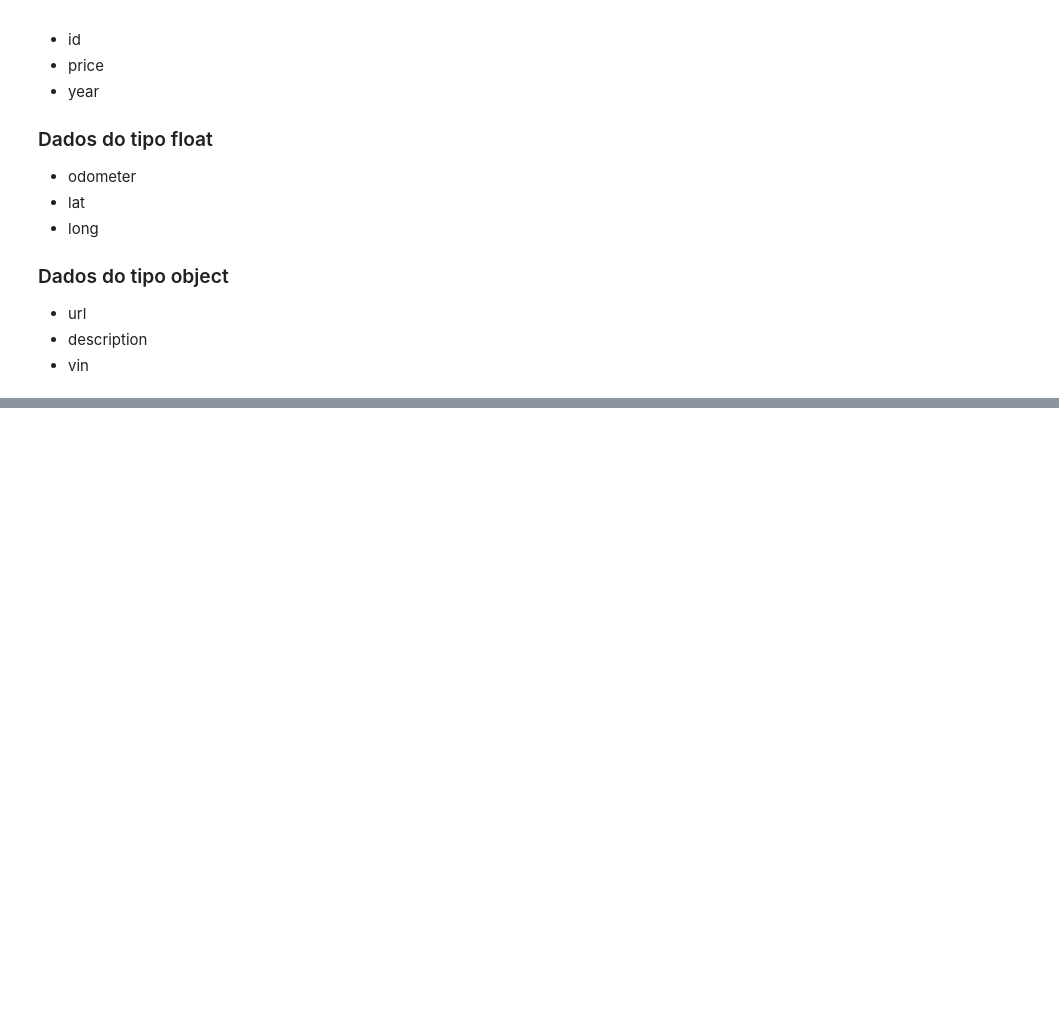
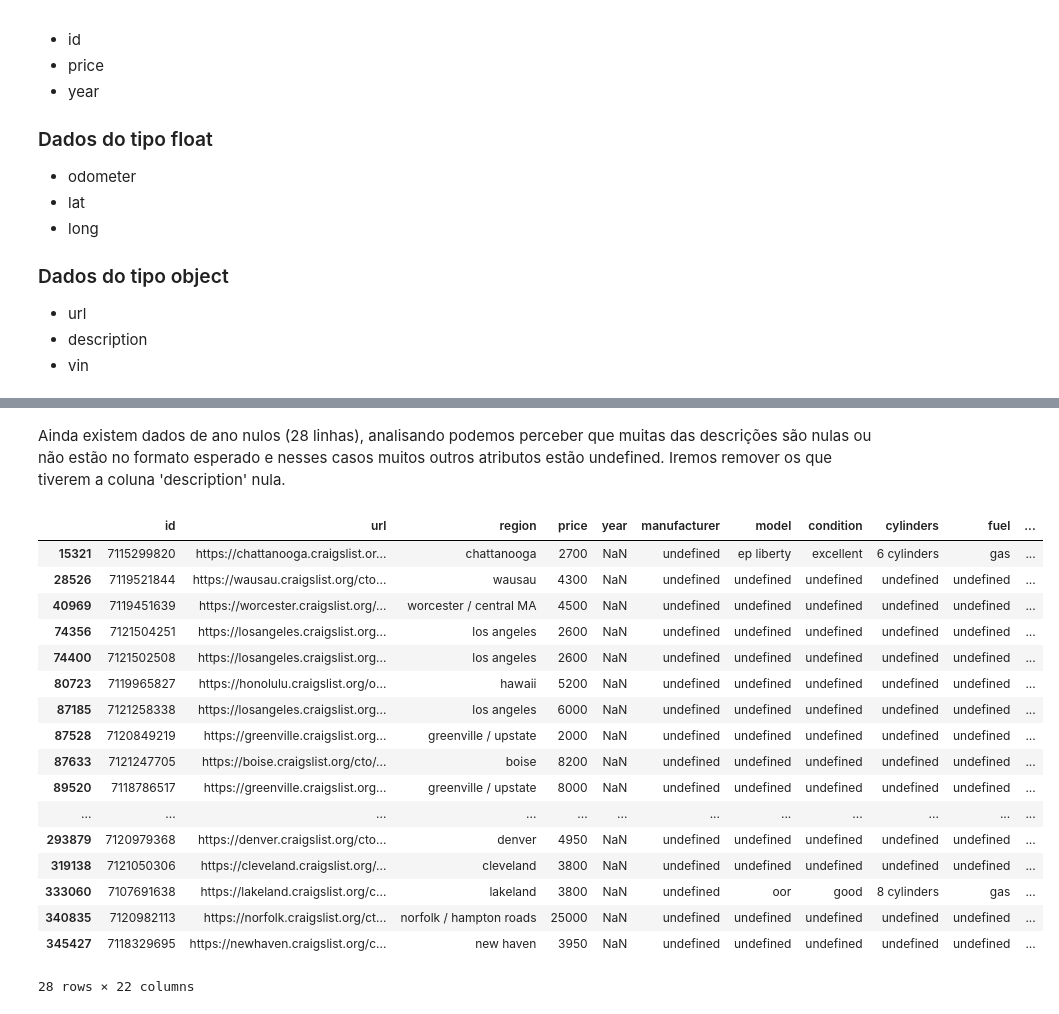
Before and after one commit to mbs8/IF679-ciencia-de-dados, a Jupyter notebook: notebooks/2-pre_processing.ipynb, the cells around one changed output, grey strips where cells are left out. Saved outputs shown, nothing was run; the diff lists cells and outputs as text; code cells hidden in the pictures; blank space fills up the shorter version.

Commit message:
Trata dados nulos do tipo inteiro, object e categóricos.

```diff
--- a/notebooks/2-pre_processing.ipynb
+++ b/notebooks/2-pre_processing.ipynb
@@ -104,0 +95,5 @@ ValueError: Cannot convert non-finite values (NA or inf) to integer
+# %%
+categoric_types = ['type', 'region', 'transmission', 'manufacturer', 'model', 'condition', 'cylinders', 'fuel', 'title_status', 'drive', 'size', 'paint_color', 'state']
+
+for column in categoric_types:
+    df[column] = df[column].fillna('undefined')
@@ -104,0 +153,23 @@ ValueError: Cannot convert non-finite values (NA or inf) to integer
+# %% [markdown]
+Ainda existem dados de ano nulos (28 linhas), analisando podemos perceber que muitas das descrições são nulas ou não estão no formato esperado e nesses casos muitos outros atributos estão undefined. Iremos remover os que tiverem a coluna 'description' nula.
+# %%
+df[df['year'].isnull()]
+# %% [output]
+|  | id | url | region | price | year | manufacturer | model | condition | cylinders | fuel | ... |
+| 15321 | 7115299820 | https://chattanooga.craigslist.or... | chattanooga | 2700 | NaN | undefined | ep liberty | excellent | 6 cylinders | gas | ... |
+| 28526 | 7119521844 | https://wausau.craigslist.org/cto... | wausau | 4300 | NaN | undefined | undefined | undefined | undefined | undefined | ... |
+| 40969 | 7119451639 | https://worcester.craigslist.org/... | worcester / central MA | 4500 | NaN | undefined | undefined | undefined | undefined | undefined | ... |
+| 74356 | 7121504251 | https://losangeles.craigslist.org... | los angeles | 2600 | NaN | undefined | undefined | undefined | undefined | undefined | ... |
+| 74400 | 7121502508 | https://losangeles.craigslist.org... | los angeles | 2600 | NaN | undefined | undefined | undefined | undefined | undefined | ... |
+| 80723 | 7119965827 | https://honolulu.craigslist.org/o... | hawaii | 5200 | NaN | undefined | undefined | undefined | undefined | undefined | ... |
+| 87185 | 7121258338 | https://losangeles.craigslist.org... | los angeles | 6000 | NaN | undefined | undefined | undefined | undefined | undefined | ... |
+| 87528 | 7120849219 | https://greenville.craigslist.org... | greenville / upstate | 2000 | NaN | undefined | undefined | undefined | undefined | undefined | ... |
+| 87633 | 7121247705 | https://boise.craigslist.org/cto/... | boise | 8200 | NaN | undefined | undefined | undefined | undefined | undefined | ... |
+| 89520 | 7118786517 | https://greenville.craigslist.org... | greenville / upstate | 8000 | NaN | undefined | undefined | undefined | undefined | undefined | ... |
+| ... | ... | ... | ... | ... | ... | ... | ... | ... | ... | ... | ... |
+| 293879 | 7120979368 | https://denver.craigslist.org/cto... | denver | 4950 | NaN | undefined | undefined | undefined | undefined | undefined | ... |
+| 319138 | 7121050306 | https://cleveland.craigslist.org/... | cleveland | 3800 | NaN | undefined | undefined | undefined | undefined | undefined | ... |
+| 333060 | 7107691638 | https://lakeland.craigslist.org/c... | lakeland | 3800 | NaN | undefined | oor | good | 8 cylinders | gas | ... |
+| 340835 | 7120982113 | https://norfolk.craigslist.org/ct... | norfolk / hampton roads | 25000 | NaN | undefined | undefined | undefined | undefined | undefined | ... |
+| 345427 | 7118329695 | https://newhaven.craigslist.org/c... | new haven | 3950 | NaN | undefined | undefined | undefined | undefined | undefined | ... |
+28 rows × 22 columns
```
Also changed, not shown: parts of 31 cells of this notebook, 1 other file.
